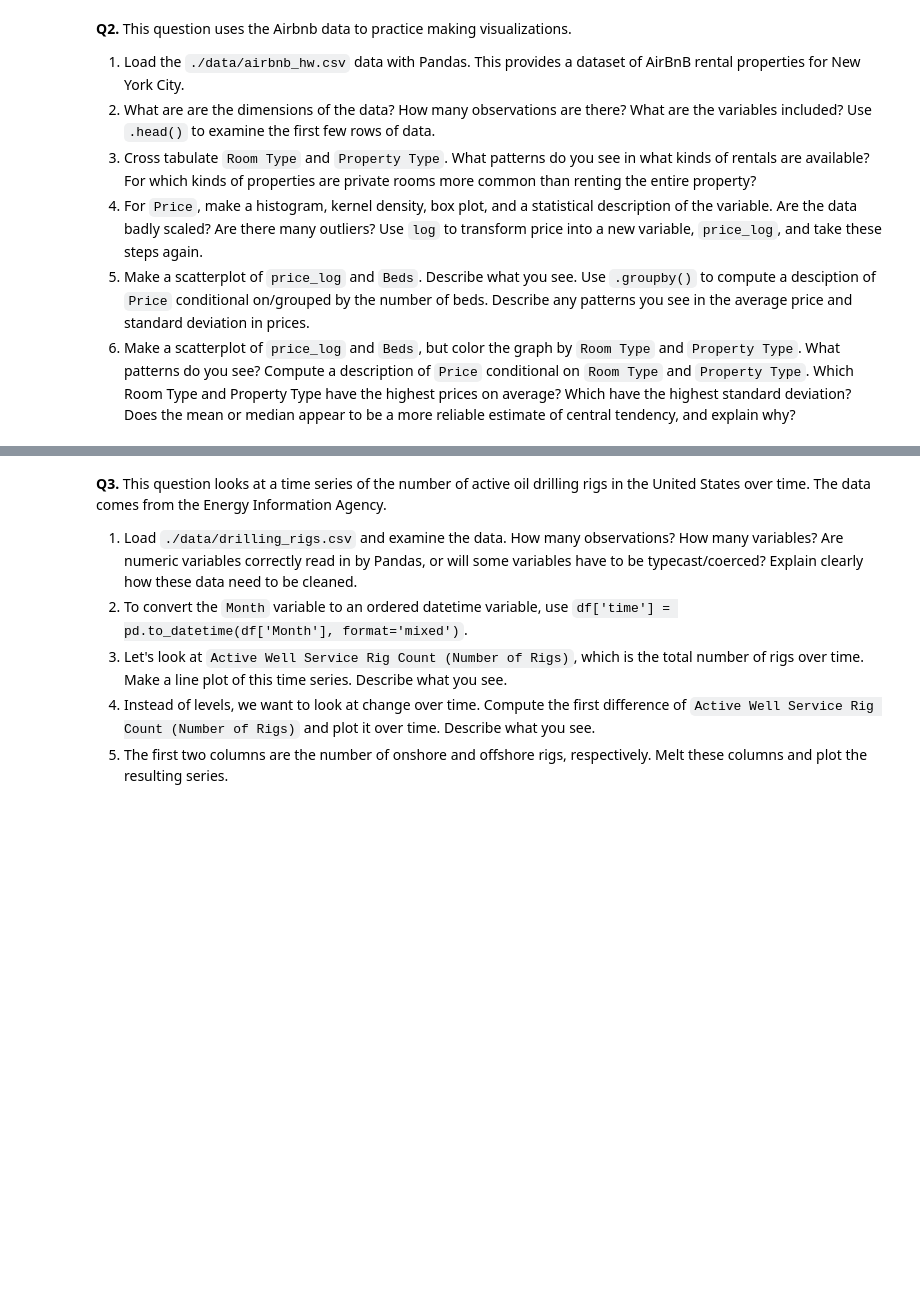
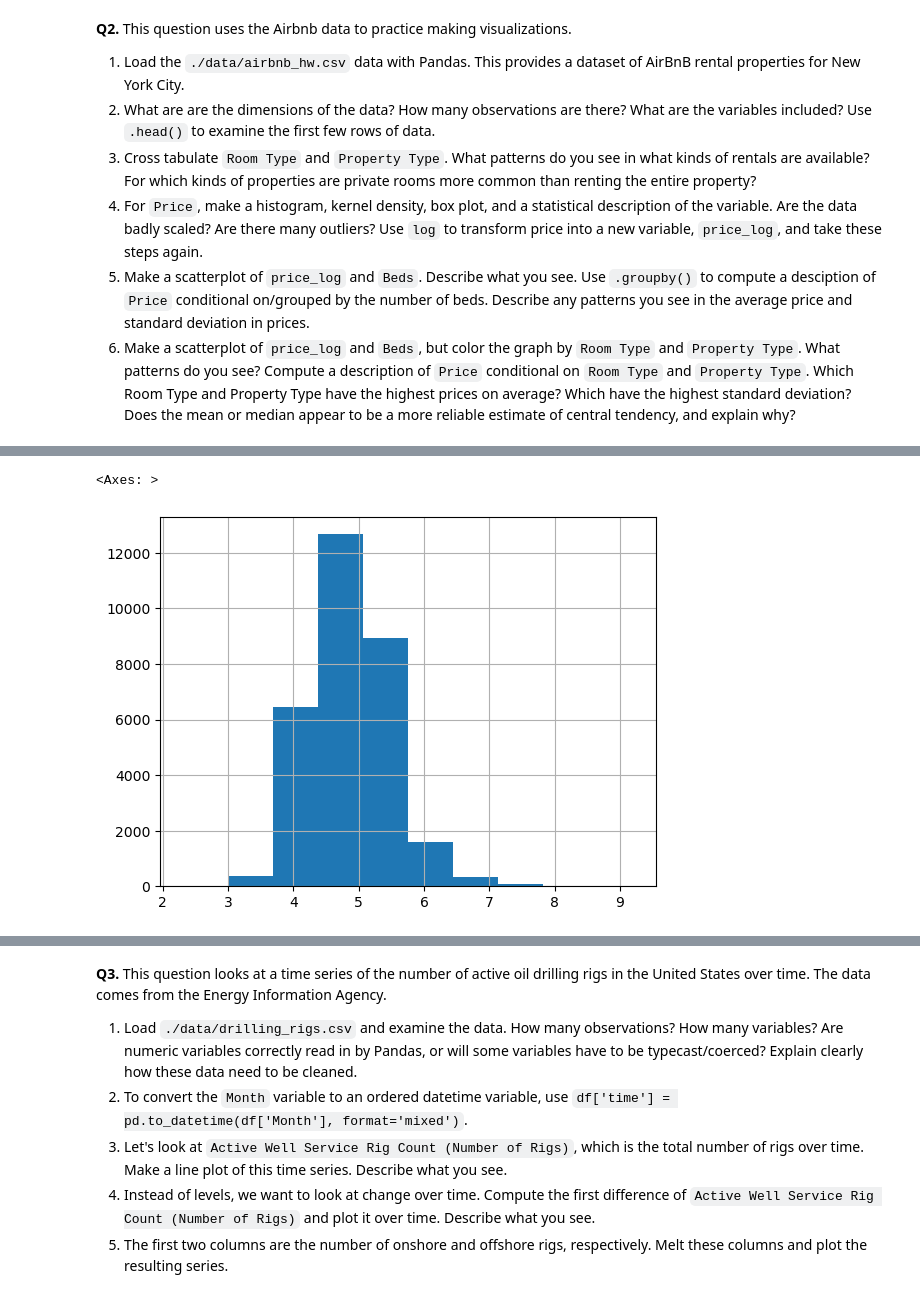
Before and after one commit to splitneutron/eda_assignment, a Jupyter notebook: assignment.ipynb, the cells around one changed output, grey strips where cells are left out. Drawn from its saved outputs; the diff is of its cells as text; code cells hidden in the pictures; blank space fills up the shorter version.

```diff
--- a/assignment.ipynb
+++ b/assignment.ipynb
@@ -35,0 +111,8 @@ It can be very helpful to understand some basic properties of these statistics.
+# %%
+# The Data is poorly scaled, incredibly right skewed. There are many, many outliers on the right side.
+
+price_log = np.log(df["Price"])
+price_log.hist()
+# %% [output]
+<Axes: >
+[figure, added]
```
Also changed, not shown: parts of 22 cells of this notebook.
